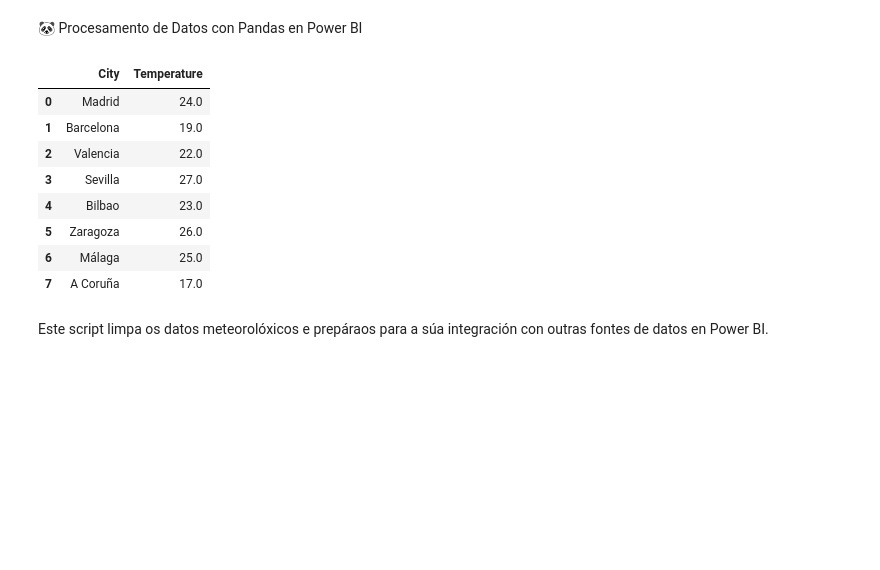
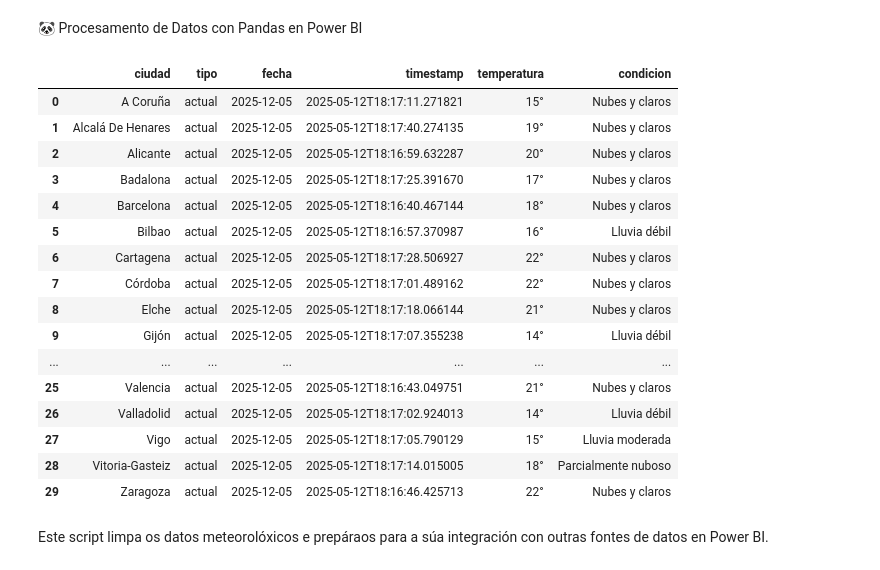
Before and after one commit to ConstantinMadalin/Tareas-y-Ejercicios-de-Clase, a Jupyter notebook: SBD/Clase de Profesor Victor/Proyecto Futbol/Proyecto.ipynb, the cells around one changed output. Drawn from its saved outputs; the diff is of its cells as text; code cells hidden in the pictures; blank space fills up the shorter version.

```diff
--- a/SBD/Clase de Profesor Victor/Proyecto Futbol/Proyecto.ipynb
+++ b/SBD/Clase de Profesor Victor/Proyecto Futbol/Proyecto.ipynb
@@ -99,31 +220,34 @@ Lendo A Coruña...
 Este script recolle as temperaturas das principais cidades de España e gárdaas en formato JSON e CSV para a súa posterior análise.
 # %% [markdown]
 🐼 Procesamento de Datos con Pandas en Power BI
-# %%
-import pandas as pd
-import json
-
-# Ler JSON exportado do scraping
-with open("weather_spain.json", encoding="utf-8") as f:
-    data = json.load(f)
-
-df = pd.DataFrame(data)
-
-# Limpeza básica
-df = df.dropna()
-df["City"] = df["City"].str.strip().str.title()
-
-df
-# %% [output]
-|  | City | Temperature |
-| 0 | Madrid | 24.0 |
-| 1 | Barcelona | 19.0 |
-| 2 | Valencia | 22.0 |
-| 3 | Sevilla | 27.0 |
-| 4 | Bilbao | 23.0 |
-| 5 | Zaragoza | 26.0 |
-| 6 | Málaga | 25.0 |
-| 7 | A Coruña | 17.0 |
+# %%
+# Cargar datos de clima desde el archivo CSV generado previamente
+clima_df = pd.read_csv("datos_tiempo_completos_2025-05-12.csv")
+
+# Limpiar los datos
+clima_df = clima_df.dropna()  # Eliminar filas con valores nulos
+clima_df["ciudad"] = clima_df["ciudad"].str.strip().str.title()  # Normalizar nombres de ciudades
+
+# Mostrar el DataFrame limpio
+clima_df
+# %% [output]
+|  | ciudad | tipo | fecha | timestamp | temperatura | condicion |
+| 0 | A Coruña | actual | 2025-12-05 | 2025-05-12T18:17:11.271821 | 15° | Nubes y claros |
+| 1 | Alcalá De Henares | actual | 2025-12-05 | 2025-05-12T18:17:40.274135 | 19° | Nubes y claros |
+| 2 | Alicante | actual | 2025-12-05 | 2025-05-12T18:16:59.632287 | 20° | Nubes y claros |
+| 3 | Badalona | actual | 2025-12-05 | 2025-05-12T18:17:25.391670 | 17° | Nubes y claros |
+| 4 | Barcelona | actual | 2025-12-05 | 2025-05-12T18:16:40.467144 | 18° | Nubes y claros |
+| 5 | Bilbao | actual | 2025-12-05 | 2025-05-12T18:16:57.370987 | 16° | Lluvia débil |
+| 6 | Cartagena | actual | 2025-12-05 | 2025-05-12T18:17:28.506927 | 22° | Nubes y claros |
+| 7 | Córdoba | actual | 2025-12-05 | 2025-05-12T18:17:01.489162 | 22° | Nubes y claros |
+| 8 | Elche | actual | 2025-12-05 | 2025-05-12T18:17:18.066144 | 21° | Nubes y claros |
+| 9 | Gijón | actual | 2025-12-05 | 2025-05-12T18:17:07.355238 | 14° | Lluvia débil |
+| ... | ... | ... | ... | ... | ... | ... |
+| 25 | Valencia | actual | 2025-12-05 | 2025-05-12T18:16:43.049751 | 21° | Nubes y claros |
+| 26 | Valladolid | actual | 2025-12-05 | 2025-05-12T18:17:02.924013 | 14° | Lluvia débil |
+| 27 | Vigo | actual | 2025-12-05 | 2025-05-12T18:17:05.790129 | 15° | Lluvia moderada |
+| 28 | Vitoria-Gasteiz | actual | 2025-12-05 | 2025-05-12T18:17:14.015005 | 18° | Parcialmente nuboso |
+| 29 | Zaragoza | actual | 2025-12-05 | 2025-05-12T18:16:46.425713 | 22° | Nubes y claros |
 # %% [markdown]
 Este script limpa os datos meteorolóxicos e prepáraos para a súa integración con outras fontes de datos en Power BI.
 # %% [markdown]
```
Also changed, not shown: parts of 9 cells of this notebook, 5 other files.
